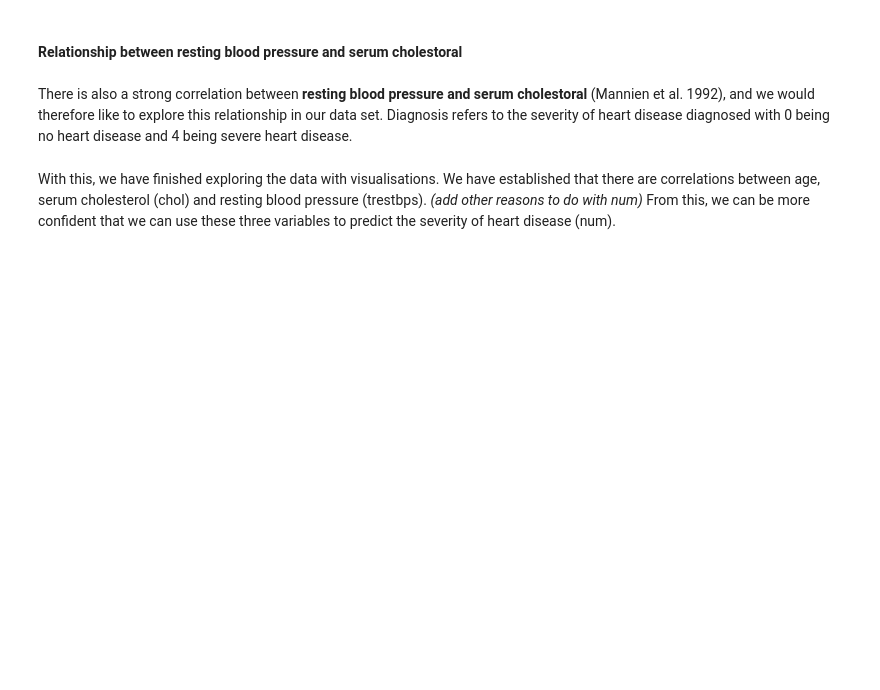
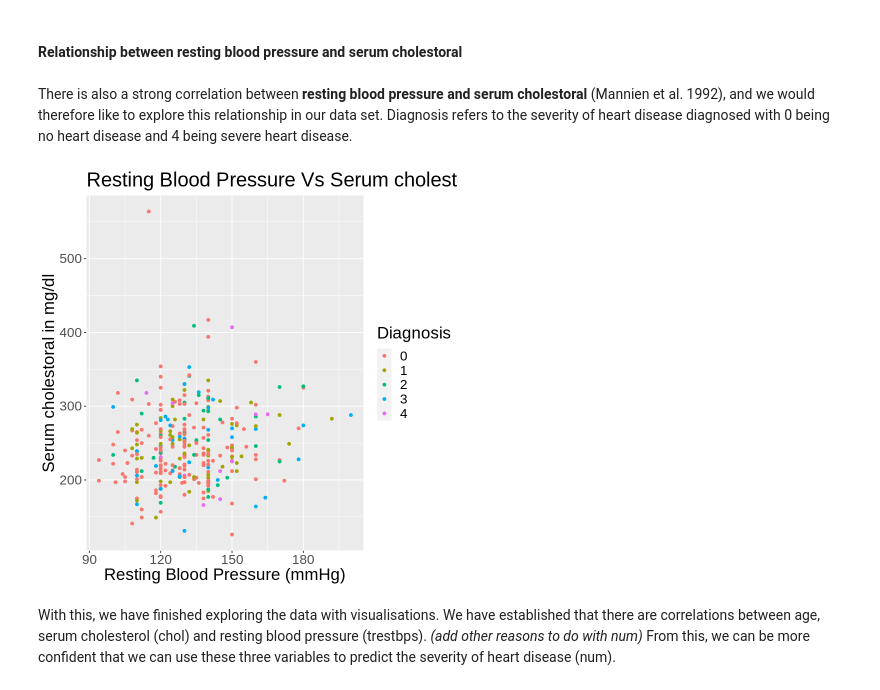
Before and after one commit to Wuliao-mao/DSCI-Project-10, a Jupyter notebook: Final Project.ipynb, the cells around one changed output. Drawn from its saved outputs; the diff is of its cells as text; code cells hidden in the pictures; blank space fills up the shorter version.

```diff
--- a/Final Project.ipynb
+++ b/Final Project.ipynb
@@ -175,14 +175,16 @@ age_chol
 # %% [markdown]
 There is also a strong correlation between **resting blood pressure and serum cholestoral**  (Mannien et al. 1992), and we would therefore like to explore this relationship in our data set. Diagnosis refers to the severity of heart disease diagnosed with 0 being no heart disease and 4 being severe heart disease.
 # %%
-age_num <- cleveland_df_sel %>%
+chol_restbps <- cleveland_df_sel %>%
     ggplot(aes(x=restbps,y=chol, color = num)) +
     geom_point() +
     labs(x="Resting Blood Pressure (mmHg)", y="Serum cholestoral in mg/dl", color = "Diagnosis")+
     theme(text = element_text(size = 20))+
     ggtitle("Resting Blood Pressure Vs Serum cholestoral")
 
-age_num
+chol_restbps
+# %% [output]
+[figure, added]
 # %% [markdown]
 With this, we have finished exploring the data with visualisations. We have established that there are correlations between age, serum cholesterol (chol) and resting blood pressure (trestbps). _(add other reasons to do with num)_ From this, we can be more confident that we can use these three variables to predict the severity of heart disease (num).
 # %% [markdown]
```
Also changed, not shown: parts of 7 cells of this notebook.
